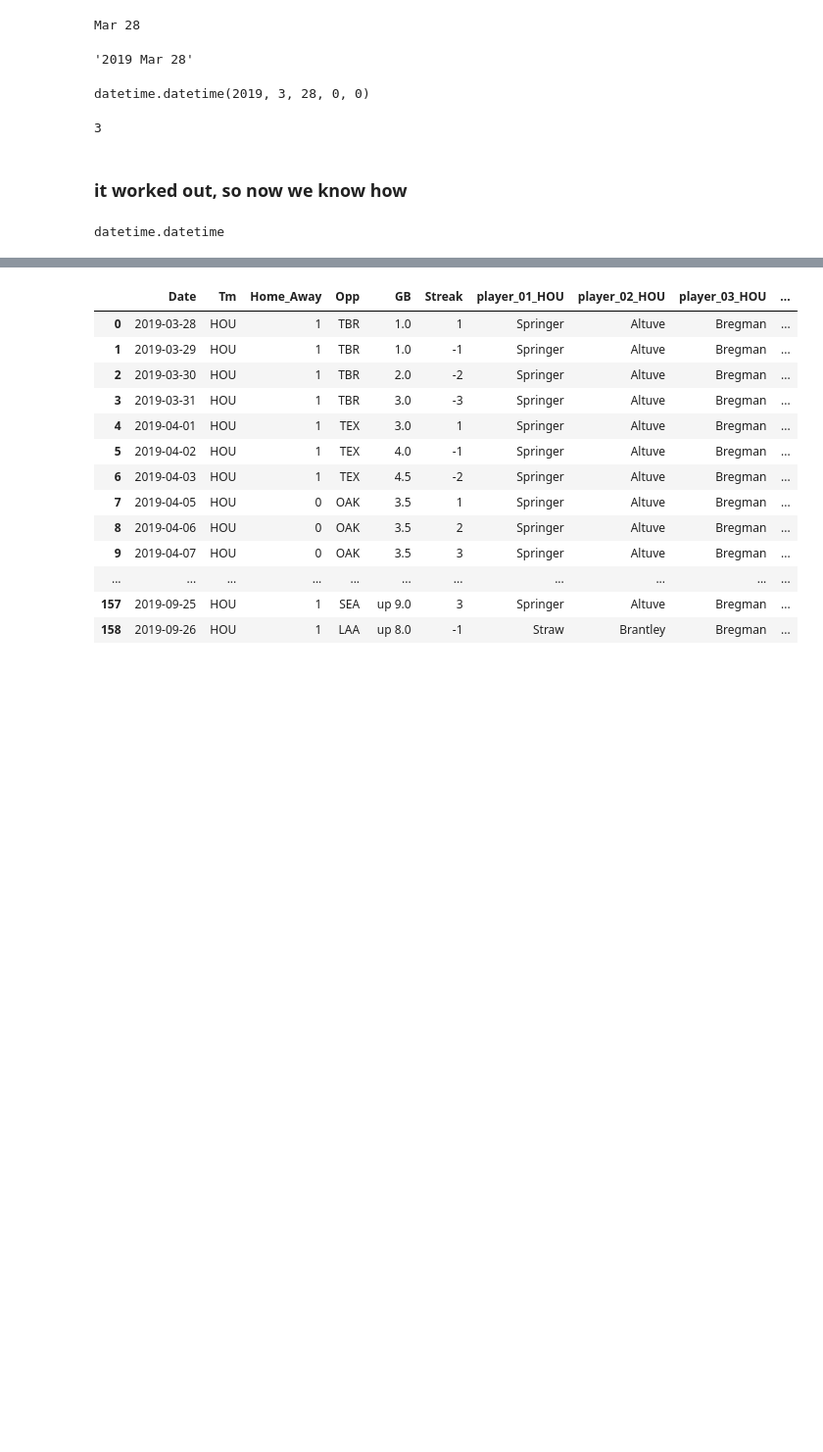
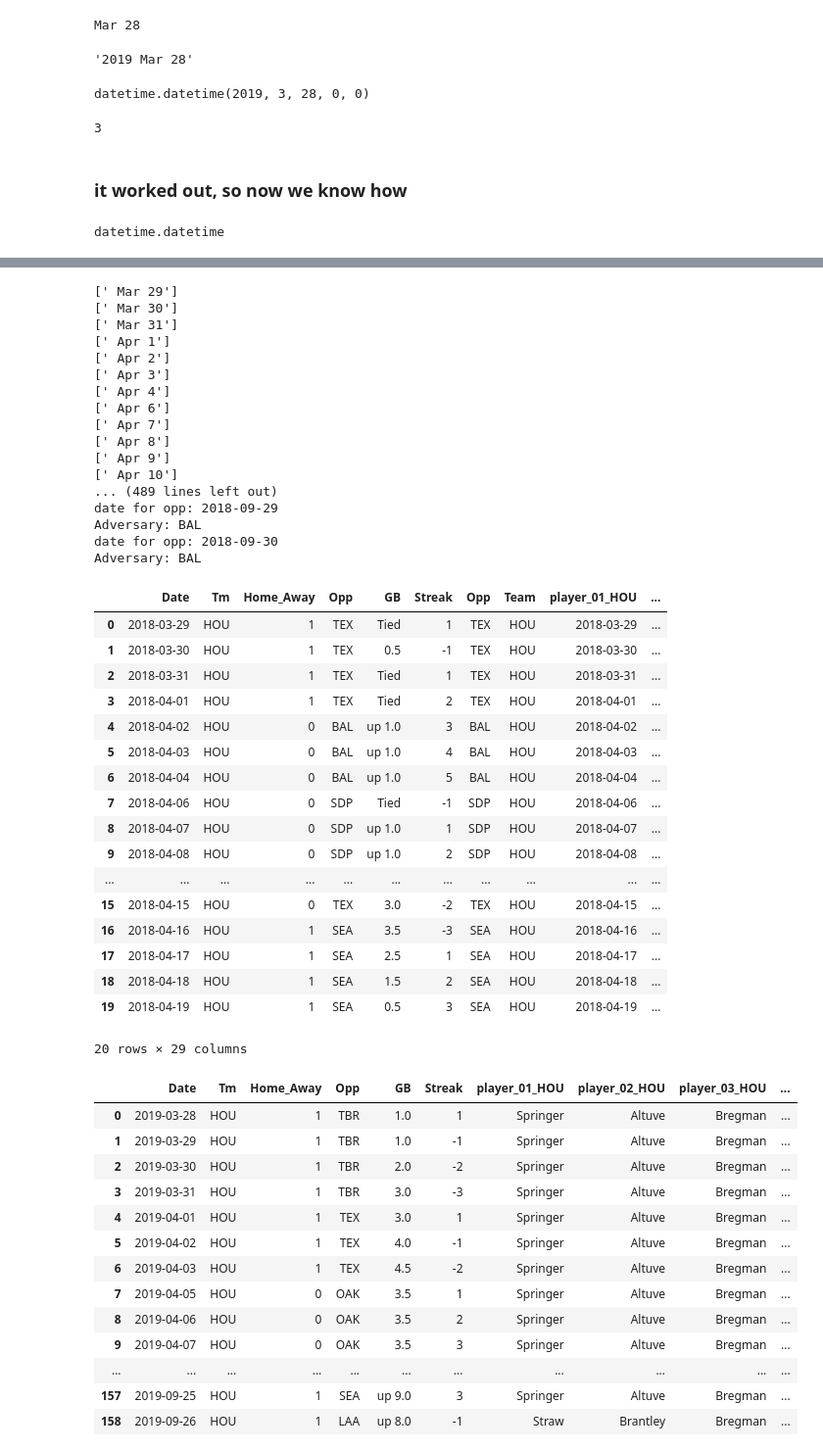
Before and after one commit to JTMachen/Baseball_Game_Predictor, a Jupyter notebook: API_analysis.ipynb, the cells around one changed output, grey strips where cells are left out. Shown at 98% size. Cells and saved outputs as stored; diff of their text form; code cells hidden in the pictures; blank space fills up the shorter version.

Commit message:
succesfully getting team and opponent starting lineups for each game

```diff
--- a/API_analysis.ipynb
+++ b/API_analysis.ipynb
@@ -675,14 +682,4 @@ def get_dates_played(df=None,year=None):
 # %%
-def get_team_schedule(year=None, team = "HOU"):
-
-    teams_df  = schedule_and_record(year, team)
-    teams_df  = teams_df.iloc[ : , [0,1,2,3,10,17] ]
-    teams_df["Date"] = teams_df.apply(lambda x: format_dates_to_dt(x["Date"],year), axis=1)
-    teams_df.replace("@",1, inplace=True)
-    teams_df.replace("Home",0, inplace=True)
-    return teams_df
-
-
 def get_players_per_game(year = None, team = None):
 
     schedule_df = get_team_schedule(year, team)
@@ -699,6 +696,7 @@ def get_players_per_game(year = None, team = None):
     for opponent in opponents:
         opp_lineups_path = Path(f"Lineups/{opponent}_lineups_{year}.csv")
         opp_all_lineups_season = pd.read_csv(opp_lineups_path)
+        print(f"opp: {opponent}")
         opp_all_lineups_season = format_lineups_df(opp_all_lineups_season, year)
         opponents_lineups.update({opponent:opp_all_lineups_season})
 
@@ -707,9 +705,11 @@ def get_players_per_game(year = None, team = None):
     i = 0
     for date in schedule_df["Date"]:
 
-        adversary = schedule_df[schedule_df["Date"]==date.strftime("%Y-%m-%d")]["Opp"][0]
+        print(f"date for opp: {date.strftime('%Y-%m-%d')}")
+        adversary = schedule_df[schedule_df["Date"]==date.strftime("%Y-%m-%d")]["Opp"].values[0]
+        print(f"Adversary: {adversary}")
 
-        temp_dict = {"Date":date}
+        temp_dict = {"Date":date,"Team":team,"Opp":adversary}#Let's check if this is necesary later
 
         try: all_players_on_date = all_lineups_season[all_lineups_season["Date"]==date.strftime("%Y-%m-%d")]
 
@@ -721,7 +721,6 @@ def get_players_per_game(year = None, team = None):
             opp_lineups_df = opponents_lineups[adversary]
             all_oppponents_on_date = opp_lineups_df[opp_lineups_df["Date"]==date.strftime("%Y-%m-%d")]
             all_oppponents_on_date.columns = ["Date","10","11","12","12","14","15","16","17","18"]
-            all_oppponents_on_date.drop(columns=["Date"])
         except:
             print(f"No game on this date {date} for opponent")
             continue
@@ -730,12 +729,15 @@ def get_players_per_game(year = None, team = None):
             all_players_on_game = pd.concat([ all_players_on_date.reset_index(),
                                              all_oppponents_on_date.reset_index() ],
                                             axis=1)
+        except:
+            print(f"could not concatenate team with opponent players")
+            continue
 
         count = 1
         all_players = all_players_on_game.iloc[0]
+
         for player in all_players[1:]:
             temp_dict.update({f"player_{count:02}_{team}" : player})
-
             count+=1
 
         temp_df = pd.DataFrame(temp_dict, index =[i])
@@ -751,7 +753,44 @@ def get_players_per_game(year = None, team = None):
 
     return teams_df
 # %%
-schedule = get_players_per_game(year = 2019, team = "HOU")
+players_per_game_for_HOU_2018 = get_players_per_game(year = 2018, team = "HOU")
+players_per_game_for_HOU_2018.head(20)
+# %% [output]
+[' Mar 29']
+[' Mar 30']
+[' Mar 31']
+[' Apr 1']
+[' Apr 2']
+[' Apr 3']
+[' Apr 4']
+[' Apr 6']
+[' Apr 7']
+[' Apr 8']
+[' Apr 9']
+[' Apr 10']
+... (489 lines left out)
+date for opp: 2018-09-29
+Adversary: BAL
+date for opp: 2018-09-30
+Adversary: BAL
+|  | Date | Tm | Home_Away | Opp | GB | Streak | Opp | Team | player_01_HOU | ... |
+| 0 | 2018-03-29 | HOU | 1 | TEX | Tied | 1 | TEX | HOU | 2018-03-29 | ... |
+| 1 | 2018-03-30 | HOU | 1 | TEX | 0.5 | -1 | TEX | HOU | 2018-03-30 | ... |
+| 2 | 2018-03-31 | HOU | 1 | TEX | Tied | 1 | TEX | HOU | 2018-03-31 | ... |
+| 3 | 2018-04-01 | HOU | 1 | TEX | Tied | 2 | TEX | HOU | 2018-04-01 | ... |
+| 4 | 2018-04-02 | HOU | 0 | BAL | up 1.0 | 3 | BAL | HOU | 2018-04-02 | ... |
+| 5 | 2018-04-03 | HOU | 0 | BAL | up 1.0 | 4 | BAL | HOU | 2018-04-03 | ... |
+| 6 | 2018-04-04 | HOU | 0 | BAL | up 1.0 | 5 | BAL | HOU | 2018-04-04 | ... |
+| 7 | 2018-04-06 | HOU | 0 | SDP | Tied | -1 | SDP | HOU | 2018-04-06 | ... |
+| 8 | 2018-04-07 | HOU | 0 | SDP | up 1.0 | 1 | SDP | HOU | 2018-04-07 | ... |
+| 9 | 2018-04-08 | HOU | 0 | SDP | up 1.0 | 2 | SDP | HOU | 2018-04-08 | ... |
+| ... | ... | ... | ... | ... | ... | ... | ... | ... | ... | ... |
+| 15 | 2018-04-15 | HOU | 0 | TEX | 3.0 | -2 | TEX | HOU | 2018-04-15 | ... |
+| 16 | 2018-04-16 | HOU | 1 | SEA | 3.5 | -3 | SEA | HOU | 2018-04-16 | ... |
+| 17 | 2018-04-17 | HOU | 1 | SEA | 2.5 | 1 | SEA | HOU | 2018-04-17 | ... |
+| 18 | 2018-04-18 | HOU | 1 | SEA | 1.5 | 2 | SEA | HOU | 2018-04-18 | ... |
+| 19 | 2018-04-19 | HOU | 1 | SEA | 0.5 | 3 | SEA | HOU | 2018-04-19 | ... |
+20 rows × 29 columns
 # %%
 opponents = set(schedule["Opp"])
 # %%
```
Also changed, not shown: parts of 6 cells of this notebook.
